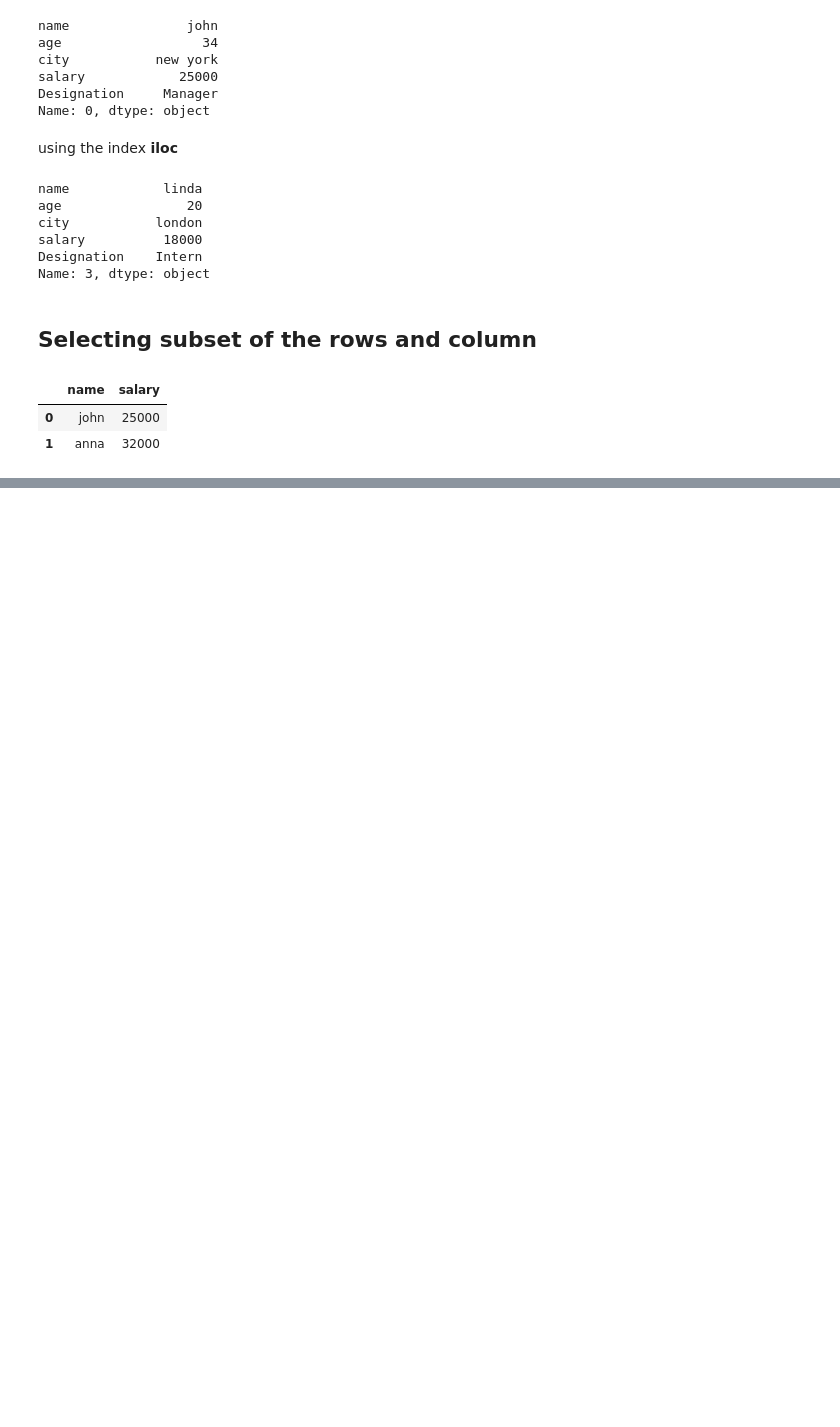
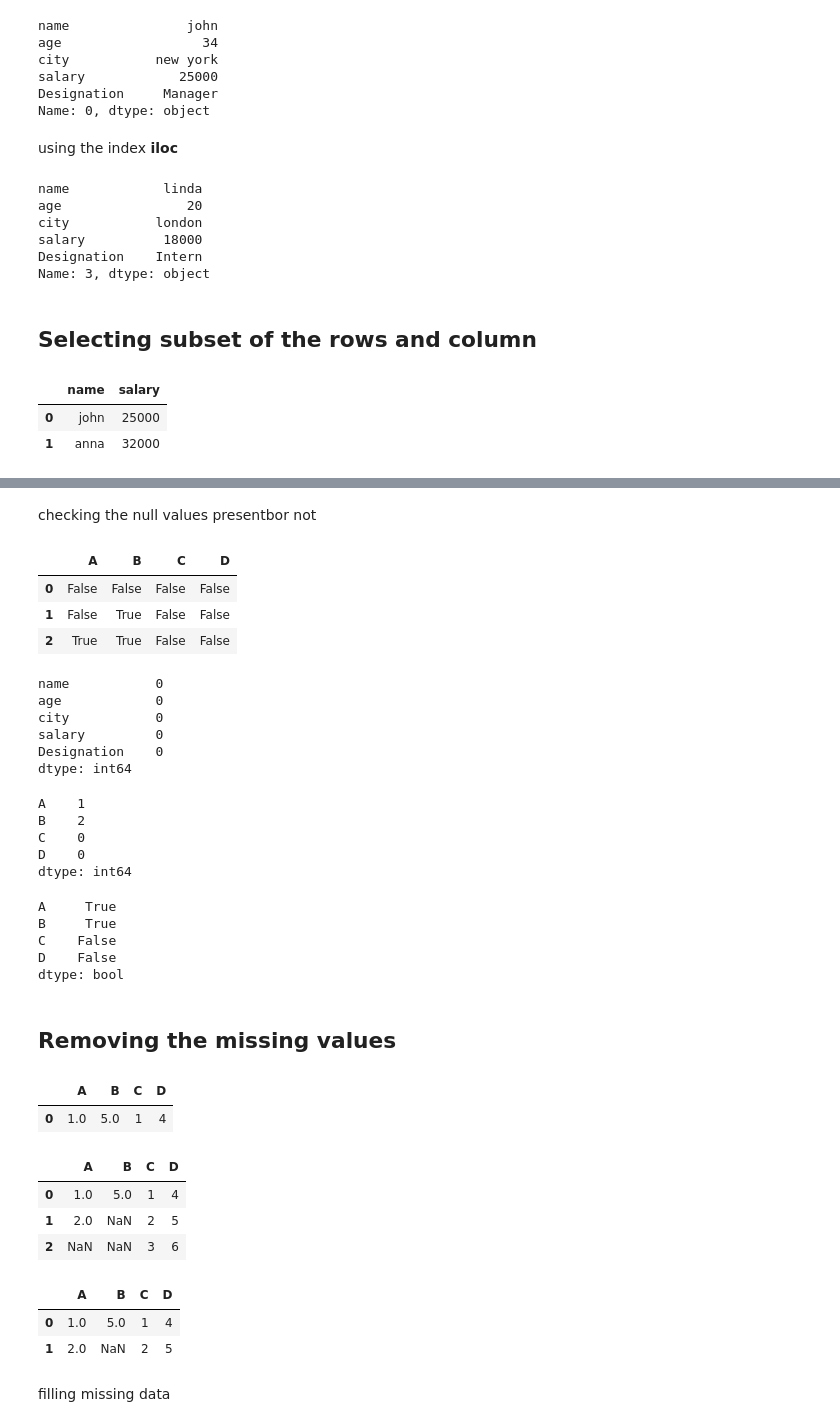
Before and after one commit to AyushSharma-17/dataanalysis_python_l1, a Jupyter notebook: copy_of_pandas_ex.ipynb, the cells around one changed output, grey strips where cells are left out. Drawn from its saved outputs; the diff is of its cells as text; code cells hidden in the pictures; blank space fills up the shorter version.

```diff
--- a/copy_of_pandas_ex.ipynb
+++ b/copy_of_pandas_ex.ipynb
@@ -179,0 +211,58 @@ df.loc[[0,1],['name','salary']]
+# %% [markdown]
+checking the null values presentbor not
+# %%
+df2.isna()
+# %% [output]
+|  | A | B | C | D |
+| 0 | False | False | False | False |
+| 1 | False | True | False | False |
+| 2 | True | True | False | False |
+# %%
+df.isna().sum()
+# %% [output]
+name           0
+age            0
+city           0
+salary         0
+Designation    0
+dtype: int64
+# %%
+df2.isna().sum()
+# %% [output]
+A    1
+B    2
+C    0
+D    0
+dtype: int64
+# %%
+#to check the value are other than the null values
+df2.isna().any()
+# %% [output]
+A     True
+B     True
+C    False
+D    False
+dtype: bool
+# %% [markdown]
+<h2>Removing the missing values</h2>
+# %%
+df2.dropna()
+# %% [output]
+|  | A | B | C | D |
+| 0 | 1.0 | 5.0 | 1 | 4 |
+# %%
+df2
+# %% [output]
+|  | A | B | C | D |
+| 0 | 1.0 | 5.0 | 1 | 4 |
+| 1 | 2.0 | NaN | 2 | 5 |
+| 2 | NaN | NaN | 3 | 6 |
+# %%
+#removing the rows where non null values are at least =3
+df2.dropna(thresh=3)
+# %% [output]
+|  | A | B | C | D |
+| 0 | 1.0 | 5.0 | 1 | 4 |
+| 1 | 2.0 | NaN | 2 | 5 |
+# %% [markdown]
+filling missing data
```
Also changed, not shown: parts of 11 cells of this notebook.
